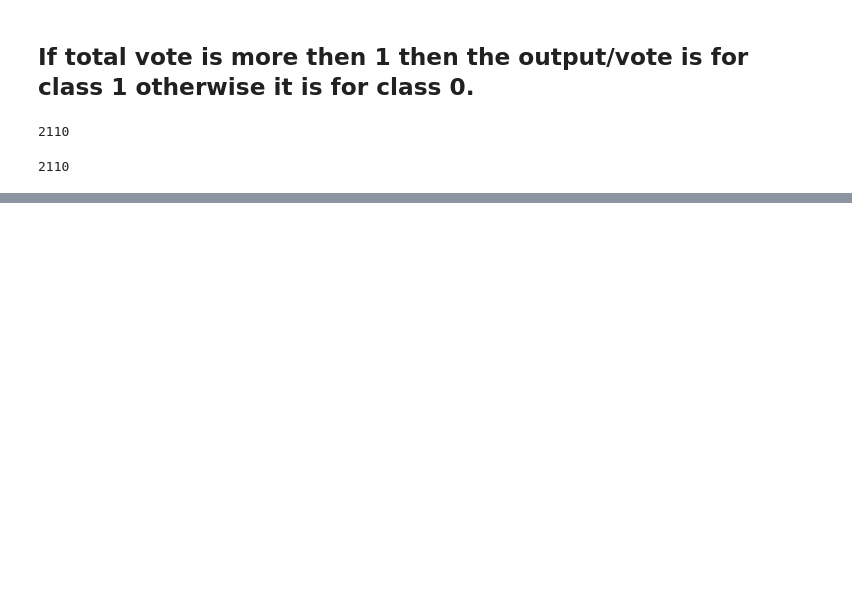
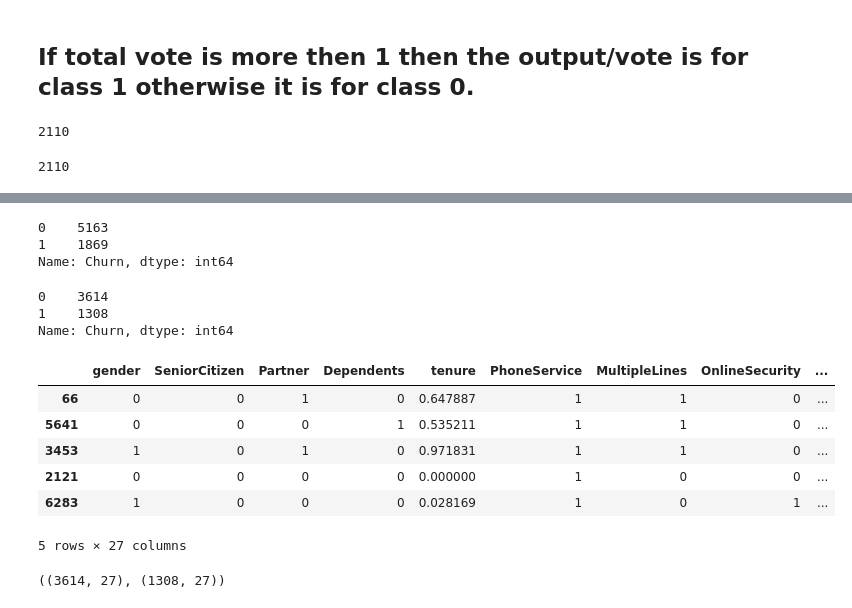
Before and after one commit to arghanath007/Data-Science, a Jupyter notebook: Deep Learning/Customer Churn prediction with the help of ANN or Artificial Neural Network and Handling Imbalanced Dataset.ipynb, the cells around one changed output, grey strips where cells are left out. Saved outputs shown, nothing was run; the diff lists cells and outputs as text; code cells hidden in the pictures; blank space fills up the shorter version.

```diff
--- a/Deep Learning/Customer Churn prediction with the help of ANN or Artificial Neural Network.ipynb
+++ b/Deep Learning/Customer Churn prediction with the help of ANN or Artificial Neural Network and Handling Imbalanced Dataset.ipynb
@@ -1025,0 +1263,33 @@ weighted avg       0.79      0.71      0.72      2110
+# %%
+dfNew2.Churn.value_counts()
+# %% [output]
+0    5163
+1    1869
+Name: Churn, dtype: int64
+# %%
+X = dfNew2.drop('Churn',axis='columns')
+y = dfNew2['Churn']
+# %%
+from sklearn.model_selection import train_test_split
+X_train, X_test, y_train, y_test = train_test_split(X, y, test_size=0.3, random_state=15, stratify=y)
+# %%
+y_train.value_counts()
+# %% [output]
+0    3614
+1    1308
+Name: Churn, dtype: int64
+# %%
+model = LogisticRegression()
+
+df3 = X_train.copy()
+df3['Churn'] = y_train
+# %%
+df3.head()
+# %% [output]
+|  | gender | SeniorCitizen | Partner | Dependents | tenure | PhoneService | MultipleLines | OnlineSecurity | ... |
+| 66 | 0 | 0 | 1 | 0 | 0.647887 | 1 | 1 | 0 | ... |
+| 5641 | 0 | 0 | 0 | 1 | 0.535211 | 1 | 1 | 0 | ... |
+| 3453 | 1 | 0 | 1 | 0 | 0.971831 | 1 | 1 | 0 | ... |
+| 2121 | 0 | 0 | 0 | 0 | 0.000000 | 1 | 0 | 0 | ... |
+| 6283 | 1 | 0 | 0 | 0 | 0.028169 | 1 | 0 | 1 | ... |
+5 rows × 27 columns
@@ -1025,0 +1299,4 @@ weighted avg       0.79      0.71      0.72      2110
+# %%
+df3_class0.shape, df3_class1.shape
+# %% [output]
+((3614, 27), (1308, 27))
```
Also changed, not shown: parts of 75 cells of this notebook, 14 other files.
